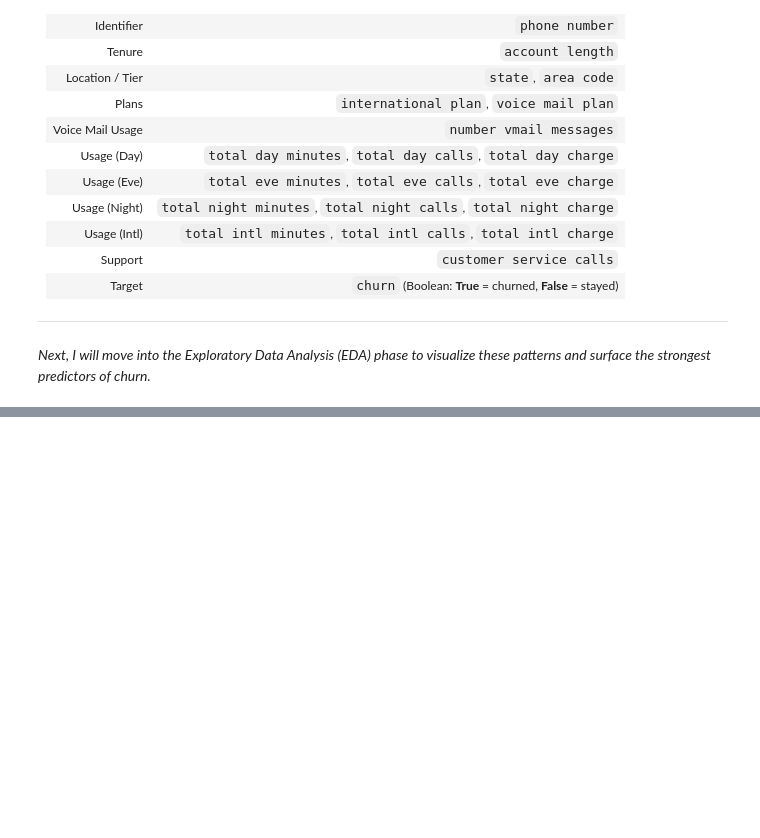
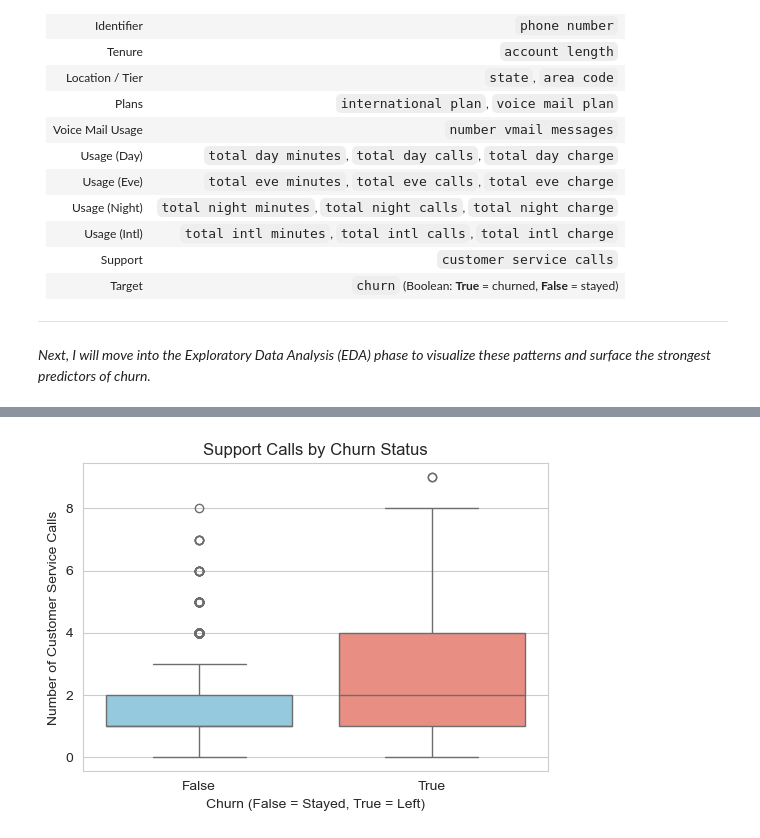
Before and after one commit to rosemiriti/Syria_Telco_Churn_Prediction_Project, a Jupyter notebook: syria_telco_churn.ipynb, the cells around one changed output, grey strips where cells are left out. Saved outputs shown, nothing was run; the diff lists cells and outputs as text; code cells hidden in the pictures; blank space fills up the shorter version.

```diff
--- a/syria_telco_churn.ipynb
+++ b/syria_telco_churn.ipynb
@@ -213,0 +292,13 @@ Because there are no missing or duplicate entries and all data types align with
+# %%
+# Plot Support Calls vs. Churn
+plt.figure(figsize=(6,4))
+sns.boxplot(x='churn', y='customer_service_calls', data=df_churn, palette=['skyblue', 'salmon'])
+plt.title("Support Calls by Churn Status")
+plt.xlabel("Churn (False = Stayed, True = Left)")
+plt.ylabel("Number of Customer Service Calls")
+
+#Export the Graph
+plt.savefig("Images/Support_Calls_by_Churn_Status.png", dpi=300)
+plt.show()
+# %% [output]
+[figure, added]
```
Also changed, not shown: parts of 26 cells of this notebook.
